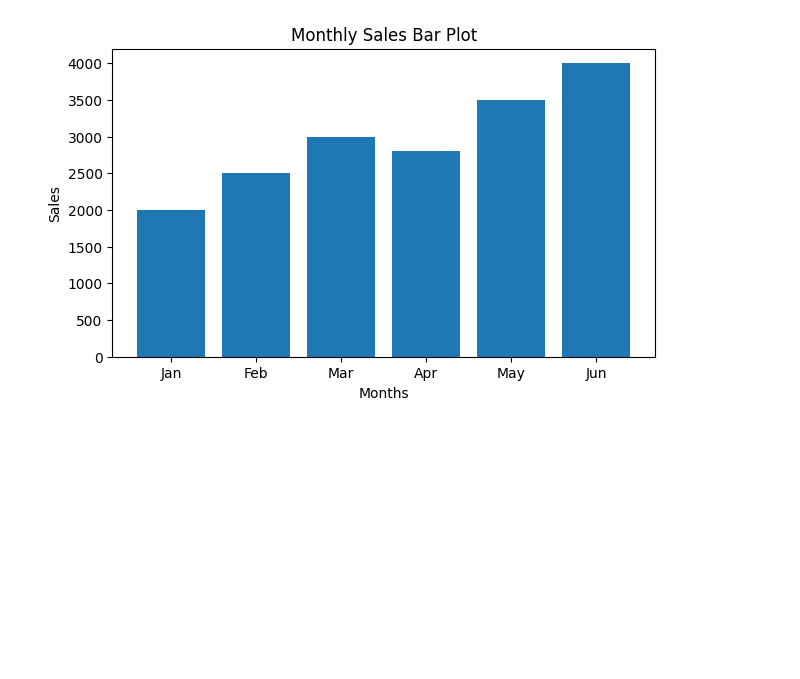
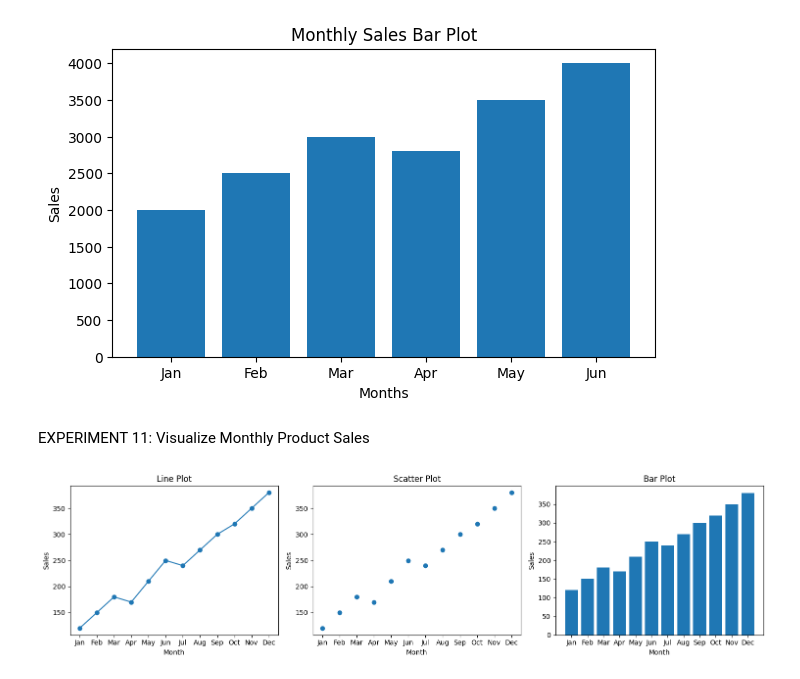
Before and after one commit to shaikshahid07/FoDS, a Jupyter notebook: FDS_10.ipynb, the cells around one changed output. Cells and saved outputs as stored; diff of their text form; code cells hidden in the pictures; blank space fills up the shorter version.

```diff
--- a/FDS_10.ipynb
+++ b/FDS_10.ipynb
@@ -316,3 +296,35 @@ plt.show()
 # %% [output]
 [figure]
 [figure]
+# %% [markdown]
+EXPERIMENT 11: Visualize Monthly Product Sales
+# %%
+import matplotlib.pyplot as plt
+
+months = ["Jan","Feb","Mar","Apr","May","Jun","Jul","Aug","Sep","Oct","Nov","Dec"]
+sales = [120,150,180,170,210,250,240,270,300,320,350,380]
+
+plt.figure(figsize=(15,4))
+
+plt.subplot(1,3,1)
+plt.plot(months, sales, marker="o")
+plt.title("Line Plot")
+plt.xlabel("Month")
+plt.ylabel("Sales")
+
+plt.subplot(1,3,2)
+plt.scatter(months, sales)
+plt.title("Scatter Plot")
+plt.xlabel("Month")
+plt.ylabel("Sales")
+
+plt.subplot(1,3,3)
+plt.bar(months, sales)
+plt.title("Bar Plot")
+plt.xlabel("Month")
+plt.ylabel("Sales")
+
+plt.tight_layout()
+plt.show()
+# %% [output]
+[figure, added]
```
Also changed, not shown: parts of 37 cells of this notebook.
